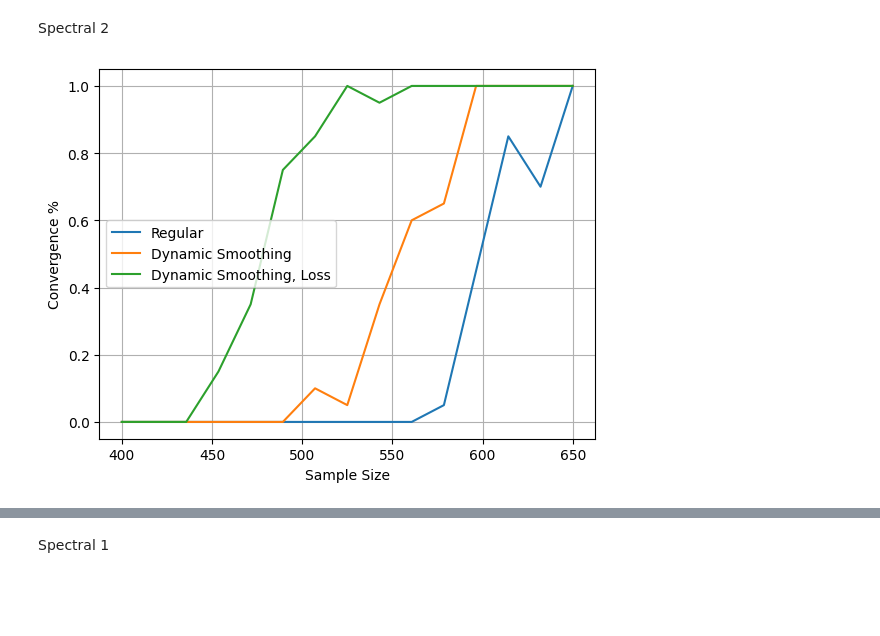
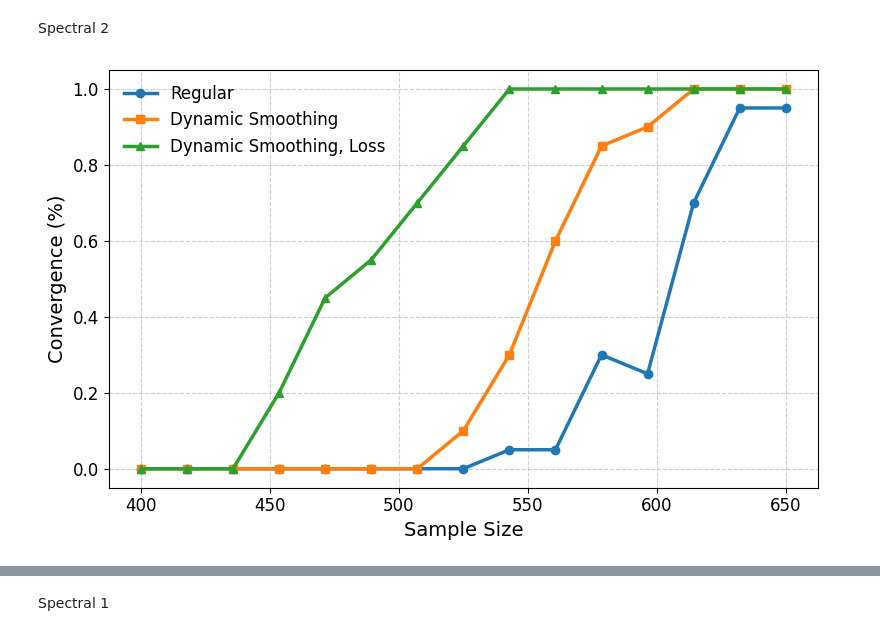
Before and after one commit to gmbabreu/BWGD, a Jupyter notebook: Final Experiments.ipynb, the cells around one changed output, grey strips where cells are left out. Cells and saved outputs as stored; diff of their text form; code cells hidden in the pictures; blank space fills up the shorter version.

```diff
--- a/Final Experiments.ipynb
+++ b/Final Experiments.ipynb
@@ -175,11 +176,11 @@ Spectral 2
 # %%
 # % of Convergence for higher samples, keeping d=200. Compares smooth and not smooth bwgd with the 2nd spectral initialization
 d = 200
-ns = np.linspace(400, 650, 15)
+ns = np.linspace(400, 650, 30)
 conv_regular = []
 conv_smooth = []
 conv_smoothl = []
-iters = 20
+iters = 30
 
 for n in tqdm(ns):
     n=int(n)
@@ -209,17 +210,28 @@ for n in tqdm(ns):
     conv_regular.append(conv_regular_number/iters)
     conv_smooth.append(conv_smooth_number/iters)
     conv_smoothl.append(conv_smoothl_number/iters)
-
-plt.plot(ns, conv_regular, label="Regular")
-plt.plot(ns, conv_smooth, label="Dynamic Smoothing")
-plt.plot(ns, conv_smoothl, label="Dynamic Smoothing, Loss")
-plt.xlabel("Sample Size")
-plt.ylabel("Convergence %")
-plt.legend()
-plt.grid(True)
-plt.show()
-# %% [output]
-[figure, removed]
+# %%
+plt.figure(figsize=(8, 5))
+
+# Plot with styling
+plt.plot(ns, conv_regular, label="Regular", linewidth=2.5, marker='o')
+plt.plot(ns, conv_smooth, label="Dynamic Smoothing", linewidth=2.5, marker='s')
+plt.plot(ns, conv_smoothl, label="Dynamic Smoothing, Loss", linewidth=2.5, marker='^')
+
+# Axis labels with font styling
+plt.xlabel("Sample Size", fontsize=14)
+plt.ylabel("Convergence (%)", fontsize=14)
+
+# Ticks and grid
+plt.xticks(fontsize=12)
+plt.yticks(fontsize=12)
+plt.grid(True, linestyle='--', alpha=0.6)
+
+plt.legend(fontsize=12, loc='best', frameon=False)
+plt.tight_layout()
+plt.show()
+# %% [output]
+[figure, added]
 # %%
 def convergence_time(bwgd, init, samples, max_iter=60,  square=True,   num_trials = 50):
     d = 200
```
Also changed, not shown: parts of 20 cells of this notebook.
